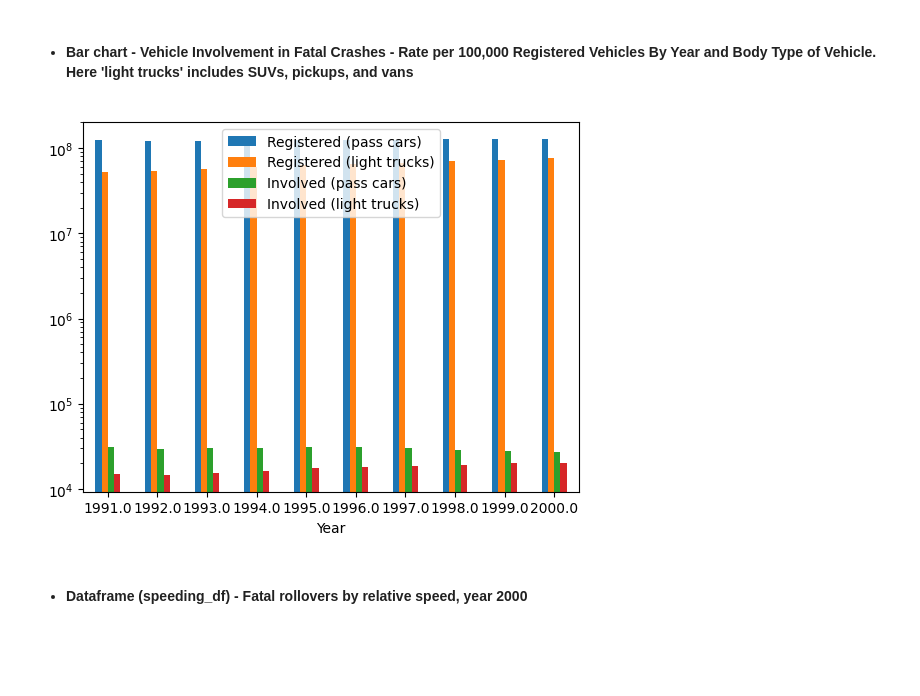
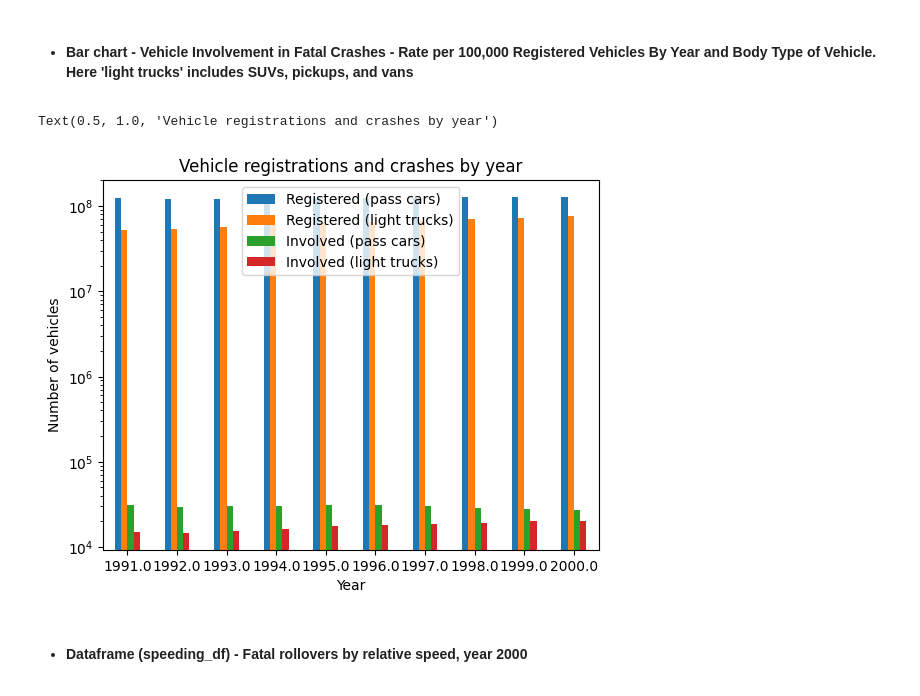
Before and after one commit to IT4063c-Spring23/final-project-patel5r4, a Jupyter notebook: source.ipynb, the cells around one changed output. Cells and saved outputs as stored; diff of their text form; code cells hidden in the pictures; blank space fills up the shorter version.

```diff
--- a/source.ipynb
+++ b/source.ipynb
@@ -267,13 +272,16 @@ crash_df.head()
 # %%
 ax = crash_df.plot.bar(x='Year', y=[
     'Registered (pass cars)',
     'Registered (light trucks)',
     'Involved (pass cars)',
-    'Involved (light trucks)'
-], rot=0)
+    'Involved (light trucks)'],
+    rot=0)
 ax.set_yscale('log')
+ax.set_ylabel('Number of vehicles')
+ax.set_title('Vehicle registrations and crashes by year')
 # %% [output]
+Text(0.5, 1.0, 'Vehicle registrations and crashes by year')
-[figure, old version]
+[figure, new version]
 # %% [markdown]
 - #### <b>Dataframe (speeding_df) - Fatal rollovers by relative speed, year 2000 </b>
 # %%
```
Also changed, not shown: parts of 21 cells of this notebook, 1 other file.
